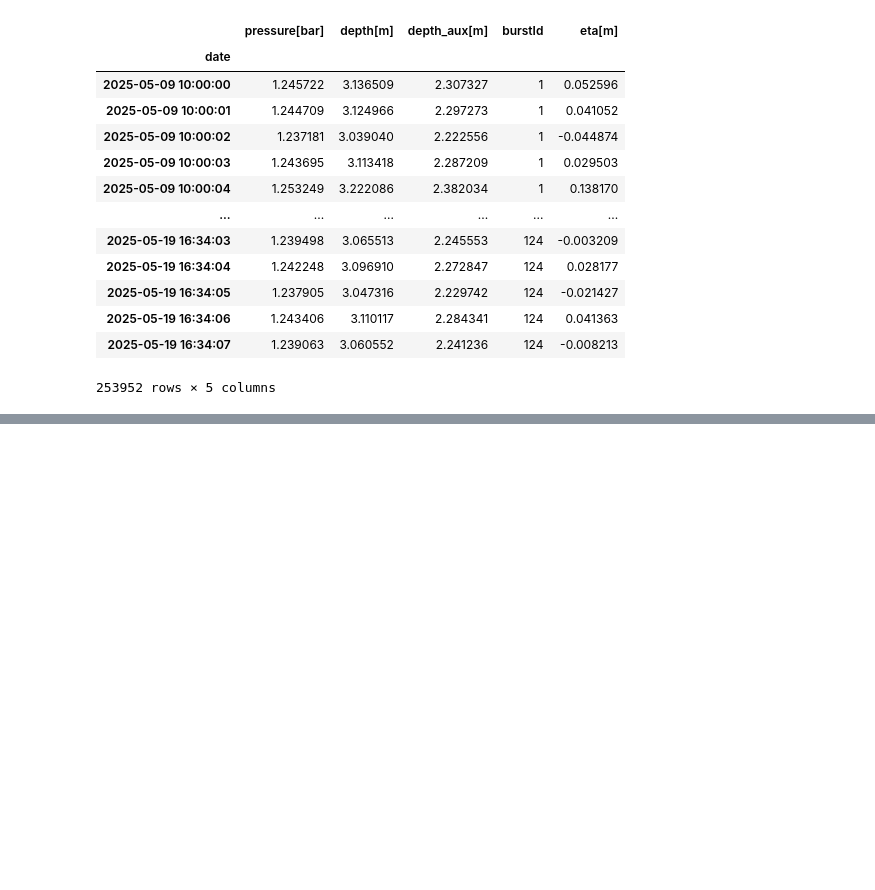
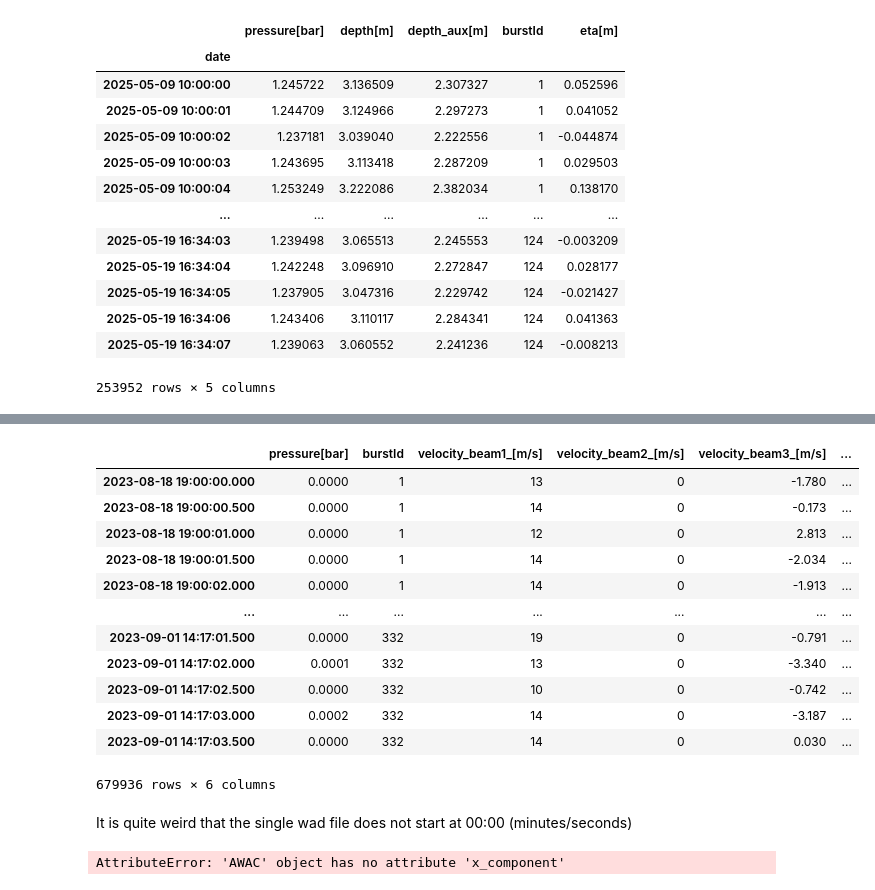
Before and after one commit to oceanicos/oceanicospy, a Jupyter notebook: examples/reading_field_data.ipynb, the cells around one changed output, grey strips where cells are left out. Cells and saved outputs as stored; diff of their text form; code cells hidden in the pictures; blank space fills up the shorter version.

```diff
--- a/examples/reading_field_data.ipynb
+++ b/examples/reading_field_data.ipynb
@@ -80,0 +82,10 @@ dict_clean_measurements['AQ']
+# %%
+measurement_AWAC_paths = ['../data/observations/AWAC/']
+
+sampling_AWAC=dict(anchoring_depth=1,sensor_height=0.2,sampling_freq=1,burst_length_s=2048,temperature=False,
+                            start_time=datetime(2023,8,18,19,0,0),end_time=datetime(2023,9,1,15,0,0)-timedelta(seconds=1))
+# %%
+AWAC_obj = AWAC(measurement_AWAC_paths[0],sampling_AWAC)
+# %%
+df_wave_single_wad = AWAC_obj.get_clean_wave_records(from_single_wad=True)
+df_wave_combined_wad = AWAC_obj.get_clean_wave_records(from_single_wad=False)
@@ -80,0 +109,18 @@ dict_clean_measurements['AQ']
+# %%
+df_wave_combined_wad
+# %% [output]
+|  | pressure[bar] | burstId | velocity_beam1_[m/s] | velocity_beam2_[m/s] | velocity_beam3_[m/s] | ... |
+| 2023-08-18 19:00:00.000 | 0.0000 | 1 | 13 | 0 | -1.780 | ... |
+| 2023-08-18 19:00:00.500 | 0.0000 | 1 | 14 | 0 | -0.173 | ... |
+| 2023-08-18 19:00:01.000 | 0.0000 | 1 | 12 | 0 | 2.813 | ... |
+| 2023-08-18 19:00:01.500 | 0.0000 | 1 | 14 | 0 | -2.034 | ... |
+| 2023-08-18 19:00:02.000 | 0.0000 | 1 | 14 | 0 | -1.913 | ... |
+| ... | ... | ... | ... | ... | ... | ... |
+| 2023-09-01 14:17:01.500 | 0.0000 | 332 | 19 | 0 | -0.791 | ... |
+| 2023-09-01 14:17:02.000 | 0.0001 | 332 | 13 | 0 | -3.340 | ... |
+| 2023-09-01 14:17:02.500 | 0.0000 | 332 | 10 | 0 | -0.742 | ... |
+| 2023-09-01 14:17:03.000 | 0.0002 | 332 | 14 | 0 | -3.187 | ... |
+| 2023-09-01 14:17:03.500 | 0.0000 | 332 | 14 | 0 | 0.030 | ... |
+679936 rows × 6 columns
+# %% [markdown]
+It is quite weird that the single wad file does not start at 00:00 (minutes/seconds)
@@ -80,0 +129,4 @@ dict_clean_measurements['AQ']
+# %%
+AWAC_obj.get_clean_currents_records()
+# %% [output]
+AttributeError: 'AWAC' object has no attribute 'x_component'
```
Also changed, not shown: parts of 10 cells of this notebook, 38 other files.
